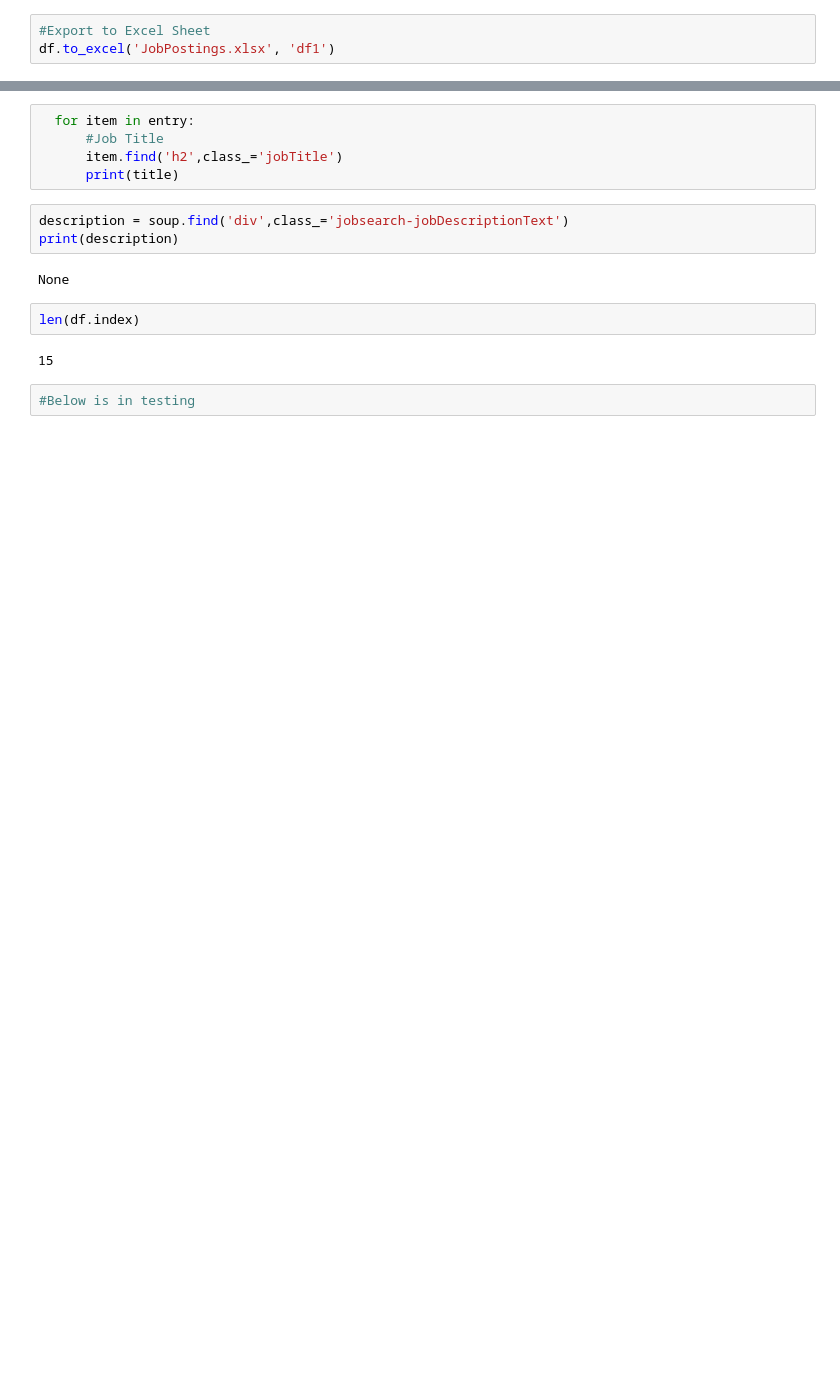
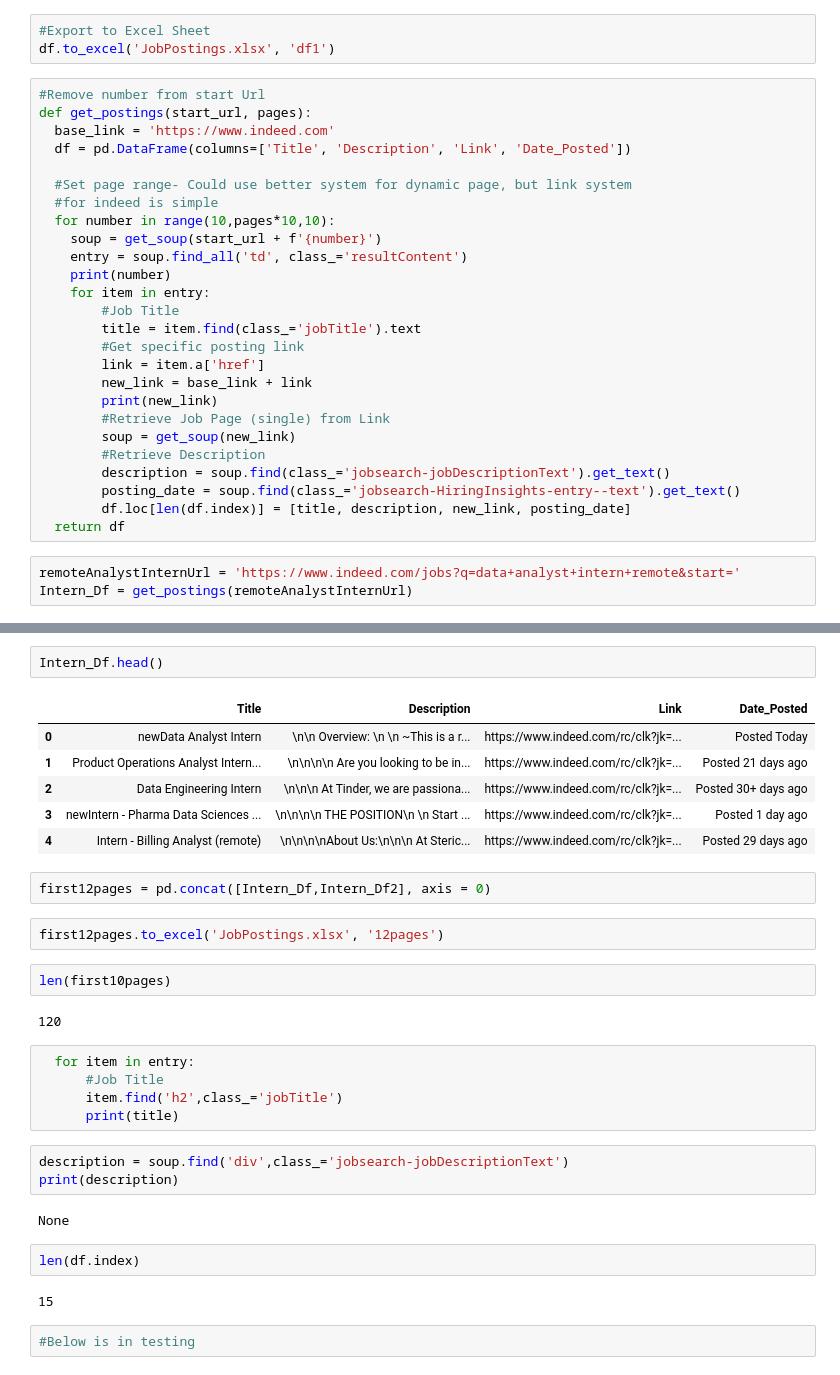
Before and after one commit to tylerchi1000/Web-Scraper-Sentiment-Analysis, a Jupyter notebook: Scraper_Samples.ipynb, the cells around one changed output, grey strips where cells are left out. Cells and saved outputs as stored; diff of their text form; blank space fills up the shorter version.

Commit message:
Date Fixes

```diff
--- a/Scraper_Samples.ipynb
+++ b/Scraper_Samples.ipynb
@@ -662,3 +677,32 @@ df.head()
 # %%
 #Export to Excel Sheet
 df.to_excel('JobPostings.xlsx', 'df1')
+# %%
+#Remove number from start Url
+def get_postings(start_url, pages):
+  base_link = 'https://www.indeed.com'
+  df = pd.DataFrame(columns=['Title', 'Description', 'Link', 'Date_Posted'])
+
+  #Set page range- Could use better system for dynamic page, but link system
+  #for indeed is simple
+  for number in range(10,pages*10,10):
+    soup = get_soup(start_url + f'{number}')
+    entry = soup.find_all('td', class_='resultContent')
+    print(number)
+    for item in entry:
+        #Job Title
+        title = item.find(class_='jobTitle').text
+        #Get specific posting link
+        link = item.a['href']
+        new_link = base_link + link
+        print(new_link)
+        #Retrieve Job Page (single) from Link
+        soup = get_soup(new_link)
+        #Retrieve Description
+        description = soup.find(class_='jobsearch-jobDescriptionText').get_text()
+        posting_date = soup.find(class_='jobsearch-HiringInsights-entry--text').get_text()
+        df.loc[len(df.index)] = [title, description, new_link, posting_date]
+  return df
+# %%
+remoteAnalystInternUrl = 'https://www.indeed.com/jobs?q=data+analyst+intern+remote&start='
+Intern_Df = get_postings(remoteAnalystInternUrl)
@@ -665,3 +747,20 @@ df.to_excel('JobPostings.xlsx', 'df1')
+# %%
+Intern_Df.head()
+# %% [output]
+|  | Title | Description | Link | Date_Posted |
+| 0 | newData Analyst Intern | \n\n Overview: \n \n ~This is a r... | https://www.indeed.com/rc/clk?jk=... | Posted Today |
+| 1 | Product Operations Analyst Intern... | \n\n\n\n Are you looking to be in... | https://www.indeed.com/rc/clk?jk=... | Posted 21 days ago |
+| 2 | Data Engineering Intern | \n\n\n At Tinder, we are passiona... | https://www.indeed.com/rc/clk?jk=... | Posted 30+ days ago |
+| 3 | newIntern - Pharma Data Sciences ... | \n\n\n\n THE POSITION\n \n Start ... | https://www.indeed.com/rc/clk?jk=... | Posted 1 day ago |
+| 4 | Intern - Billing Analyst (remote) | \n\n\n\nAbout Us:\n\n\n At Steric... | https://www.indeed.com/rc/clk?jk=... | Posted 29 days ago |
+# %%
+first12pages = pd.concat([Intern_Df,Intern_Df2], axis = 0)
+# %%
+first12pages.to_excel('JobPostings.xlsx', '12pages')
+# %%
+len(first10pages)
+# %% [output]
+120
 # %%
   for item in entry:
       #Job Title
```
Also changed, not shown: parts of 4 cells of this notebook.
